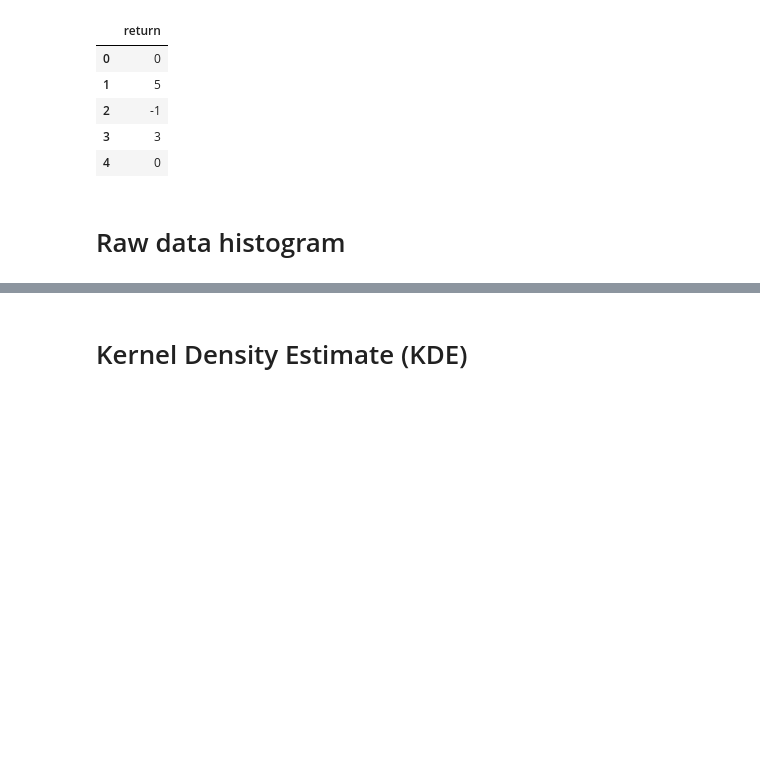
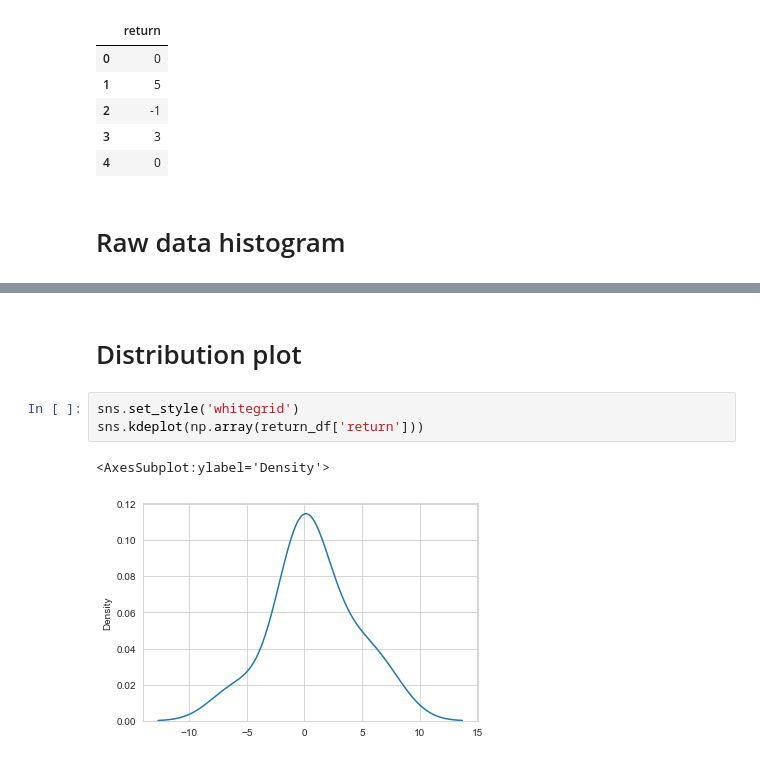
Before and after one commit to javipmontes/Programming4DS, a Jupyter notebook: Code/ReturnAnalysis.ipynb, the cells around one changed output, grey strips where cells are left out. Drawn from its saved outputs; the diff is of its cells as text; blank space fills up the shorter version.

Commit message:
ReturnAnalysis with toy example

```diff
--- a/Code/ReturnAnalysis.ipynb
+++ b/Code/ReturnAnalysis.ipynb
@@ -36,2 +41,8 @@ plt.show()
-# %% [markdown]
-# Kernel Density Estimate (KDE)
+# %% [markdown]
+# Distribution plot
+# %%
+sns.set_style('whitegrid')
+sns.kdeplot(np.array(return_df['return']))
+# %% [output]
+<AxesSubplot:ylabel='Density'>
+[figure, added]
```
Also changed, not shown: parts of 10 cells of this notebook.
